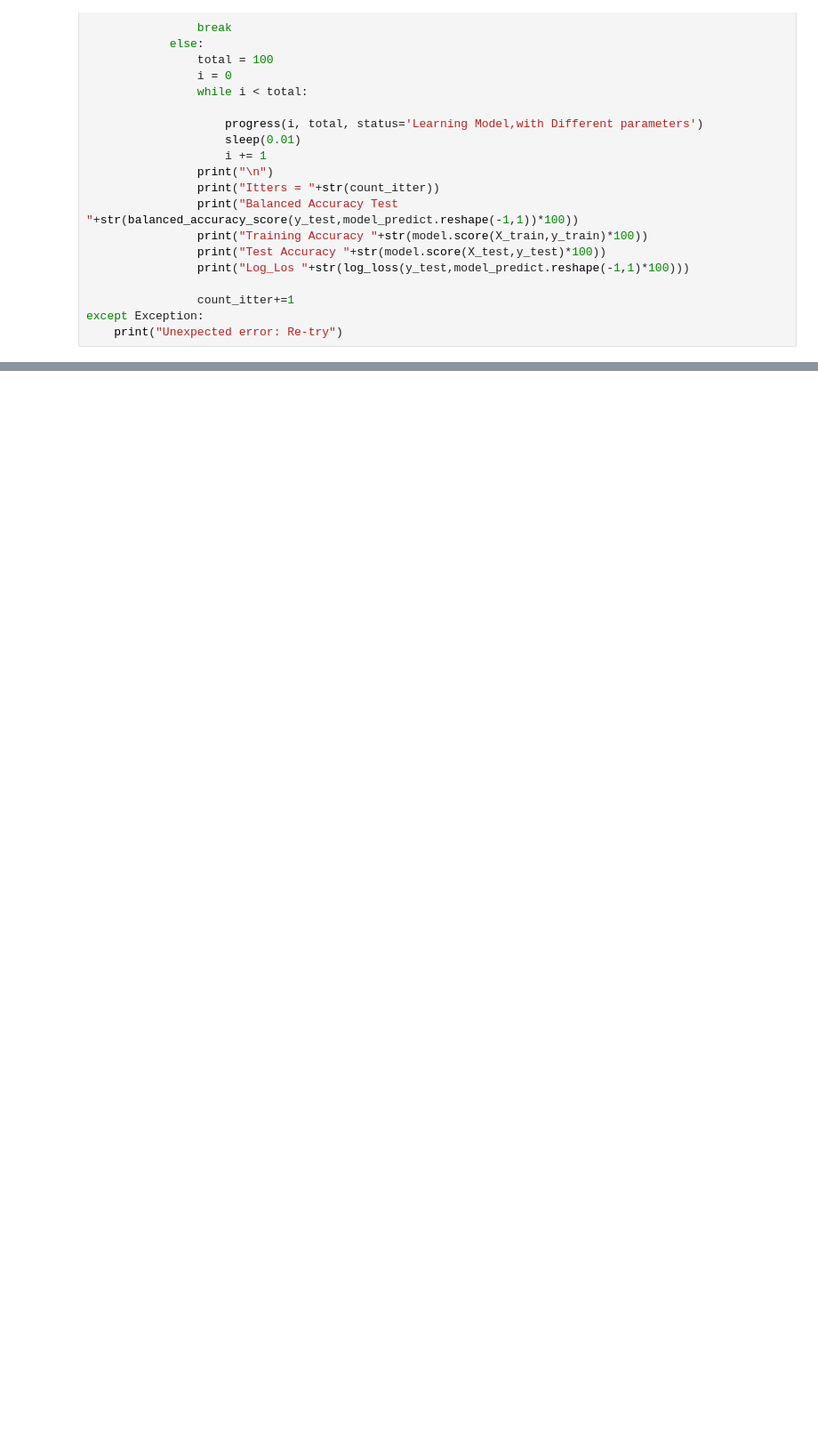
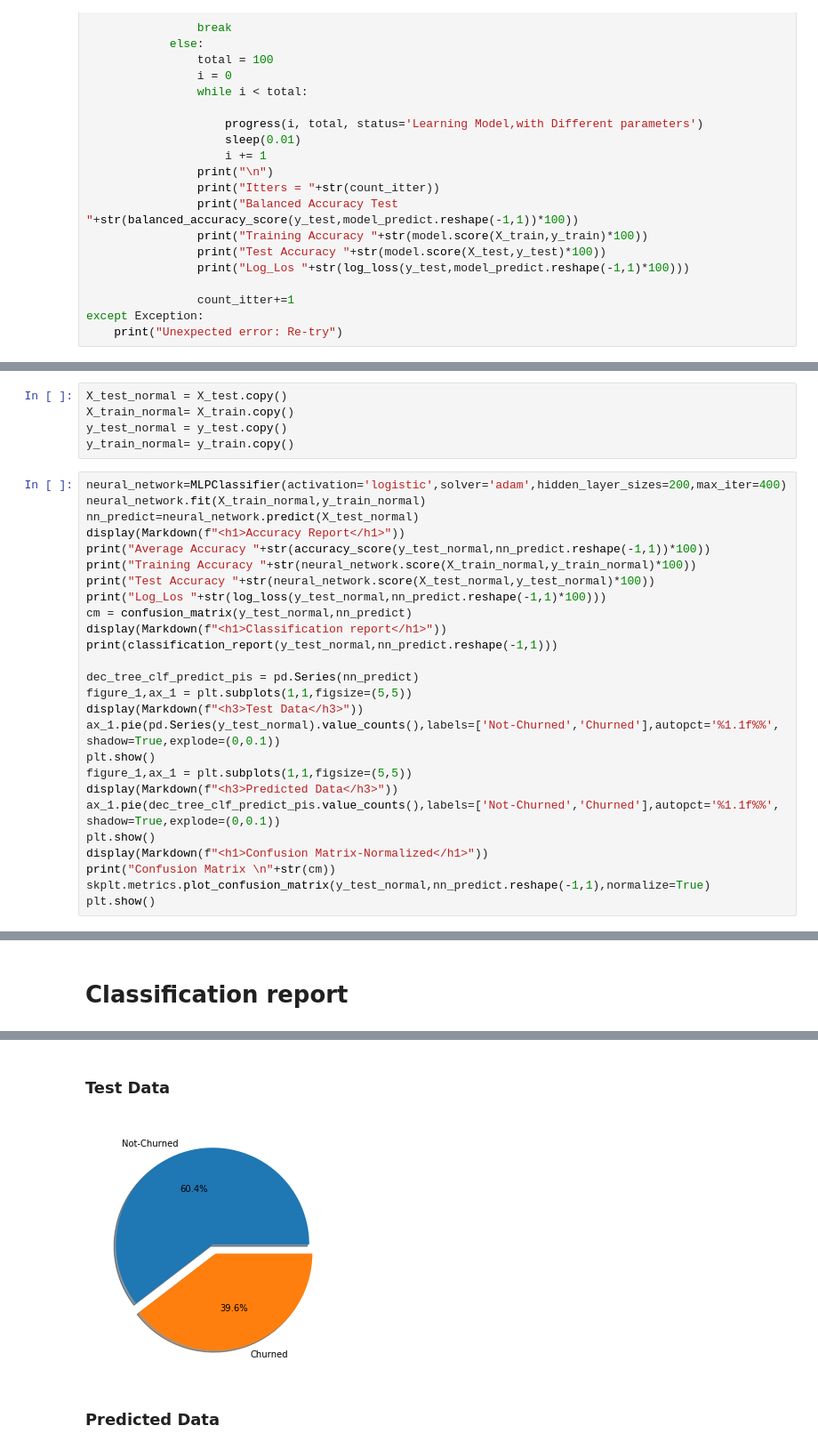
Before and after one commit to bilaltahseen/BankChurn, a Jupyter notebook: Churn_Analysis.ipynb, the cells around one changed output, grey strips where cells are left out. Shown at 89% size. Cells and saved outputs as stored; diff of their text form; blank space fills up the shorter version.

```diff
--- a/Churn_Analysis.ipynb
+++ b/Churn_Analysis.ipynb
@@ -394,0 +401,32 @@ Confusion Matrix
+# %%
+X_test_normal = X_test.copy()
+X_train_normal= X_train.copy()
+y_test_normal = y_test.copy()
+y_train_normal= y_train.copy()
+# %%
+neural_network=MLPClassifier(activation='logistic',solver='adam',hidden_layer_sizes=200,max_iter=400)
+neural_network.fit(X_train_normal,y_train_normal)
+nn_predict=neural_network.predict(X_test_normal)
+display(Markdown(f"<h1>Accuracy Report</h1>"))
+print("Average Accuracy "+str(accuracy_score(y_test_normal,nn_predict.reshape(-1,1))*100))
+print("Training Accuracy "+str(neural_network.score(X_train_normal,y_train_normal)*100))
+print("Test Accuracy "+str(neural_network.score(X_test_normal,y_test_normal)*100))
+print("Log_Los "+str(log_loss(y_test_normal,nn_predict.reshape(-1,1)*100)))
+cm = confusion_matrix(y_test_normal,nn_predict)
+display(Markdown(f"<h1>Classification report</h1>"))
+print(classification_report(y_test_normal,nn_predict.reshape(-1,1)))
+
+dec_tree_clf_predict_pis = pd.Series(nn_predict)
+figure_1,ax_1 = plt.subplots(1,1,figsize=(5,5))
+display(Markdown(f"<h3>Test Data</h3>"))
+ax_1.pie(pd.Series(y_test_normal).value_counts(),labels=['Not-Churned','Churned'],autopct='%1.1f%%', shadow=True,explode=(0,0.1))
+plt.show()
+figure_1,ax_1 = plt.subplots(1,1,figsize=(5,5))
+display(Markdown(f"<h3>Predicted Data</h3>"))
+ax_1.pie(dec_tree_clf_predict_pis.value_counts(),labels=['Not-Churned','Churned'],autopct='%1.1f%%', shadow=True,explode=(0,0.1))
+plt.show()
+display(Markdown(f"<h1>Confusion Matrix-Normalized</h1>"))
+print("Confusion Matrix \n"+str(cm))
+skplt.metrics.plot_confusion_matrix(y_test_normal,nn_predict.reshape(-1,1),normalize=True)
+plt.show()
+# %% [output]
@@ -394,0 +438 @@ Confusion Matrix
+<h1>Classification report</h1>
@@ -394,0 +447,3 @@ Confusion Matrix
+<h3>Test Data</h3>
+[figure, added]
+<h3>Predicted Data</h3>
```
Also changed, not shown: parts of 9 cells of this notebook.
